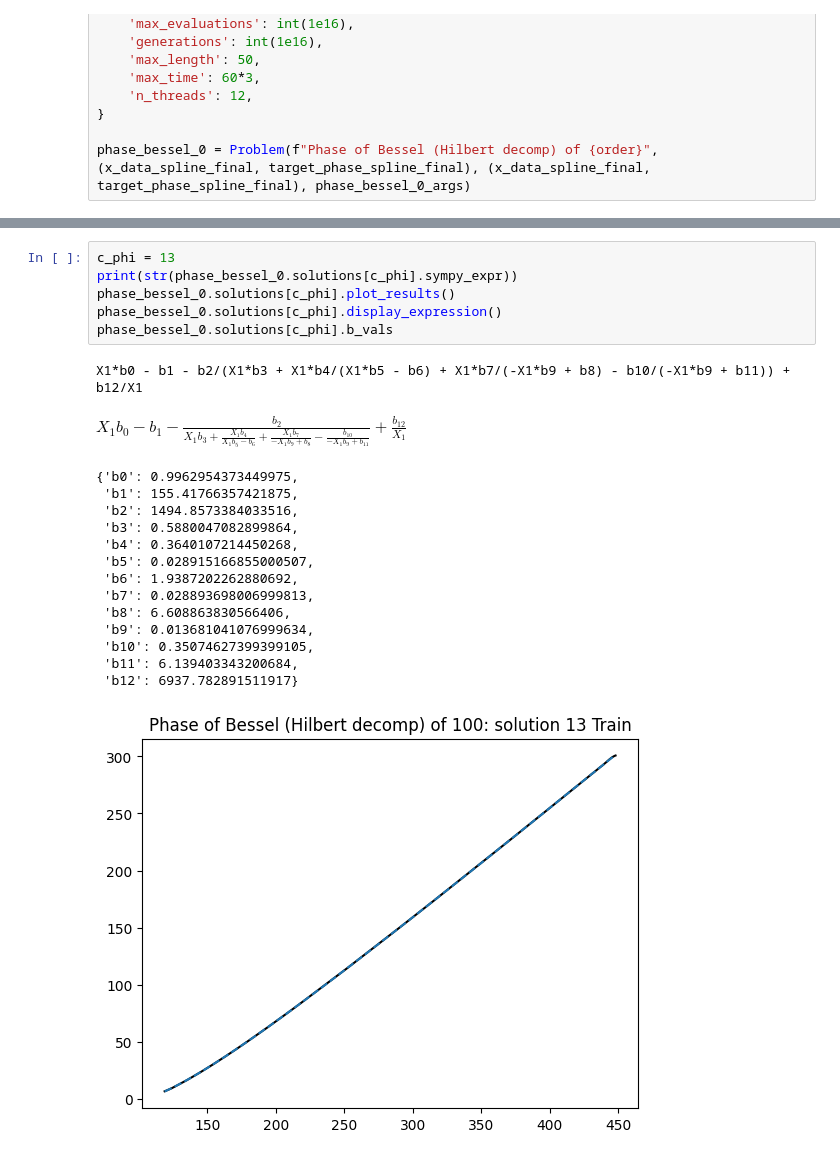
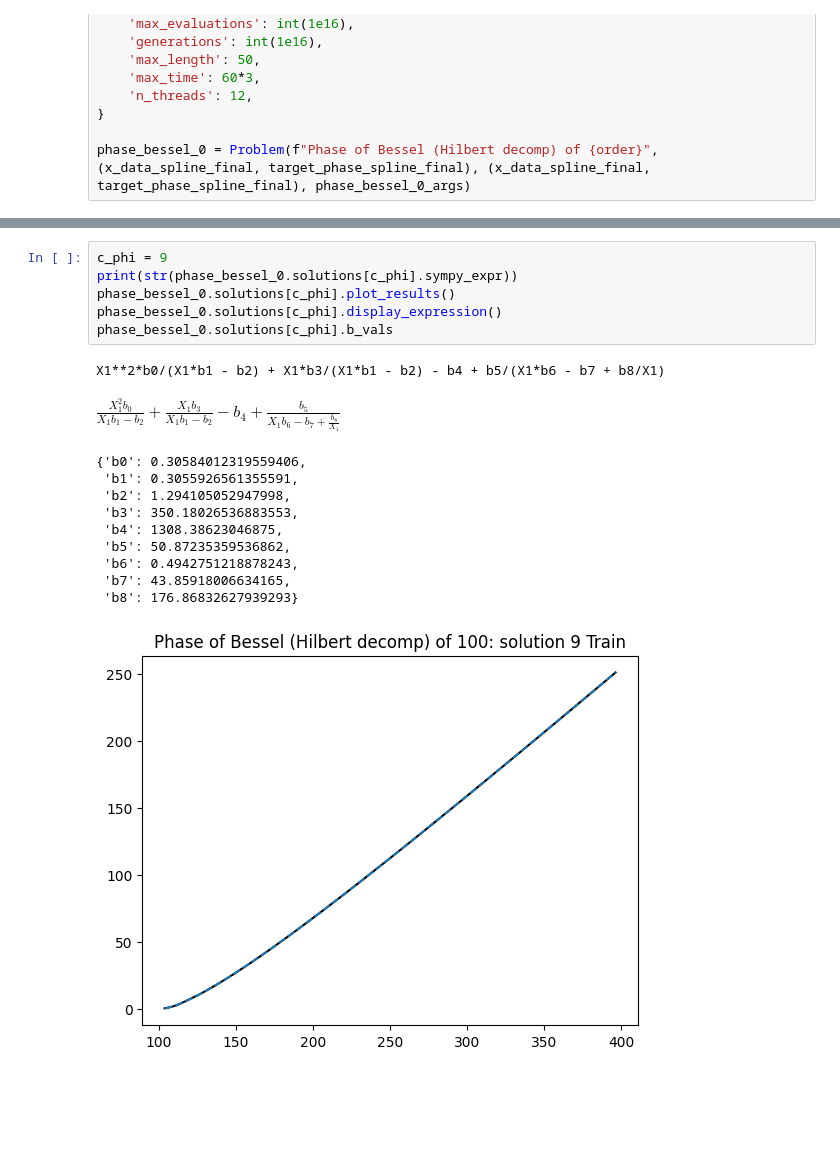
Before and after one commit to Danyanne/bessel_symreg, a Jupyter notebook: examples/hilbert_transform_method.ipynb, the cells around one changed output, grey strips where cells are left out. Cells and saved outputs as stored; diff of their text form; blank space fills up the shorter version.

```diff
--- a/examples/hilbert_transform_method.ipynb
+++ b/examples/hilbert_transform_method.ipynb
@@ -293,24 +310,20 @@ phase_bessel_0.plot_l_vs_mse()
 # %%
-c_phi = 13
+c_phi = 9
 print(str(phase_bessel_0.solutions[c_phi].sympy_expr))
 phase_bessel_0.solutions[c_phi].plot_results()
 phase_bessel_0.solutions[c_phi].display_expression()
 phase_bessel_0.solutions[c_phi].b_vals
 # %% [output]
-X1*b0 - b1 - b2/(X1*b3 + X1*b4/(X1*b5 - b6) + X1*b7/(-X1*b9 + b8) - b10/(-X1*b9 + b11)) + b12/X1
+X1**2*b0/(X1*b1 - b2) + X1*b3/(X1*b1 - b2) - b4 + b5/(X1*b6 - b7 + b8/X1)
-$\displaystyle X_{1} b_{0} - b_{1} - \frac{b_{2}}{X_{1} b_{3} + \frac{X_{1} b_{4}}{X_{1} b_{5} - b_{6}} + \frac{X_{1} b_{7}}{- X_{1} b_{9} + b_{8}} - \frac{b_{10}}{- X_{1} b_{9} + b_{11}}} + \frac{b_{12}}{X_{1}}$
+$\displaystyle \frac{X_{1}^{2} b_{0}}{X_{1} b_{1} - b_{2}} + \frac{X_{1} b_{3}}{X_{1} b_{1} - b_{2}} - b_{4} + \frac{b_{5}}{X_{1} b_{6} - b_{7} + \frac{b_{8}}{X_{1}}}$
-{'b0': 0.9962954373449975,
- 'b1': 155.41766357421875,
- 'b2': 1494.8573384033516,
- 'b3': 0.5880047082899864,
- 'b4': 0.3640107214450268,
- 'b5': 0.028915166855000507,
- 'b6': 1.9387202262880692,
- 'b7': 0.028893698006999813,
- 'b8': 6.608863830566406,
- 'b9': 0.013681041076999634,
- 'b10': 0.35074627399399105,
- 'b11': 6.139403343200684,
- 'b12': 6937.782891511917}
+{'b0': 0.30584012319559406,
+ 'b1': 0.3055926561355591,
+ 'b2': 1.294105052947998,
+ 'b3': 350.18026536883553,
+ 'b4': 1308.38623046875,
+ 'b5': 50.87235359536862,
+ 'b6': 0.4942751218878243,
+ 'b7': 43.85918006634165,
+ 'b8': 176.86832627939293}
-[figure, old version]
+[figure, new version]
 # %%
```
Also changed, not shown: parts of 33 cells of this notebook, 2 other files.
